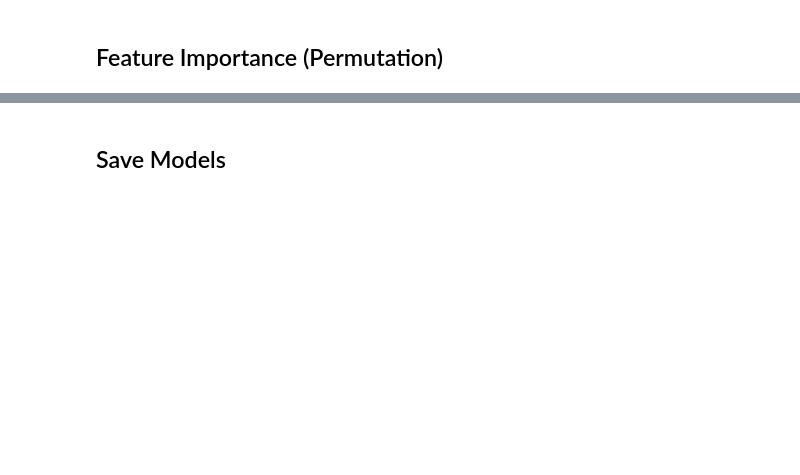
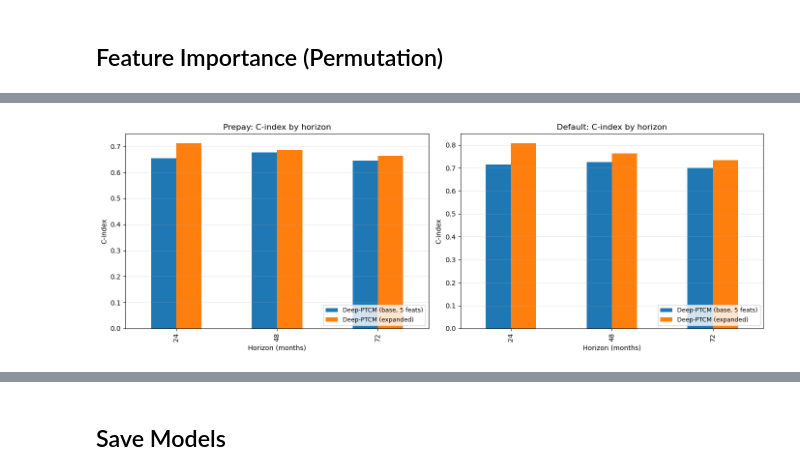
Before and after one commit to bronsbar/freddie-mac-survival-analysis, a Jupyter notebook: notebooks/21_deep_ptcm.ipynb, the cells around one changed output, grey strips where cells are left out. Drawn from its saved outputs; the diff is of its cells as text; code cells hidden in the pictures; blank space fills up the shorter version.

```diff
--- a/notebooks/21_deep_ptcm.ipynb
+++ b/notebooks/21_deep_ptcm.ipynb
@@ -561,0 +917,93 @@ plt.show()
+# %%
+# Evaluate both models on the SAME (extended) test set for a fair comparison.
+# Base model takes the 5 numeric features; expanded model takes numeric + one-hot.
+test_durations_ext = test_ext['duration'].values
+test_events_ext = test_ext['event_code'].values
+X_test_base_on_ext = test_ext[NUMERIC_FEATURES]
+X_test_expanded = test_ext[EXPANDED_FEATURE_COLS]
+
+eval_rows = []
+for model_obj, model_name, X_in in [
+    (model, 'Deep-PTCM (base, 5 feats)', X_test_base_on_ext),
+    (model_ext, 'Deep-PTCM (expanded)', X_test_expanded),
+]:
+    for event_code, event_name in [(1, 'Prepay'), (2, 'Default')]:
+        for t in EVAL_TIMES:
+            risk = model_obj.predict_risk(X_in, event=event_code, time=t)
+            c_idx, _, _ = time_dependent_concordance_index(
+                test_durations_ext, test_events_ext, risk, t, event_code
+            )
+            cif_t = model_obj.predict_cumulative_incidence(
+                X_in, event=event_code, times=np.array([t])
+            )[:, 0]
+            bs = brier_score_competing_risks(
+                test_durations_ext, test_events_ext, cif_t, t, event_code
+            )
+            eval_rows.append({
+                'Model': model_name, 'Event': event_name,
+                'Horizon': t, 'C-index': c_idx, 'Brier Score': bs,
+            })
+
+        # IBS over 1..72
+        cif_at_grid = model_obj.predict_cumulative_incidence(
+            X_in, event=event_code, times=ibs_grid
+        )
+        ibs = integrated_brier_score(
+            test_durations_ext, test_events_ext,
+            cif_at_grid, ibs_grid, event_of_interest=event_code,
+        )
+        eval_rows.append({
+            'Model': model_name, 'Event': event_name,
+            'Horizon': 'IBS', 'C-index': np.nan, 'Brier Score': ibs,
+        })
+
+ext_cmp = pd.DataFrame(eval_rows)
+
+print("=== C-index (higher is better) ===")
+c_piv = ext_cmp[ext_cmp['Horizon'] != 'IBS'].pivot_table(
+    index=['Event', 'Horizon'], columns='Model', values='C-index'
+)
+c_piv['Delta'] = c_piv['Deep-PTCM (expanded)'] - c_piv['Deep-PTCM (base, 5 feats)']
+print(c_piv.round(4).to_string())
+
+print("\n=== Brier score (lower is better) ===")
+bs_piv = ext_cmp[ext_cmp['Horizon'] != 'IBS'].pivot_table(
+    index=['Event', 'Horizon'], columns='Model', values='Brier Score'
+)
+bs_piv['Delta'] = bs_piv['Deep-PTCM (expanded)'] - bs_piv['Deep-PTCM (base, 5 feats)']
+print(bs_piv.round(6).to_string())
+
+print("\n=== IBS (lower is better) ===")
+ibs_piv = ext_cmp[ext_cmp['Horizon'] == 'IBS'].pivot_table(
+    index='Event', columns='Model', values='Brier Score'
+)
+ibs_piv['Delta'] = ibs_piv['Deep-PTCM (expanded)'] - ibs_piv['Deep-PTCM (base, 5 feats)']
+print(ibs_piv.round(6).to_string())
+
+print("\n=== AUC_cure (min_followup=120) ===")
+for model_obj, model_name, X_in in [
+    (model, 'Deep-PTCM (base, 5 feats)', X_test_base_on_ext),
+    (model_ext, 'Deep-PTCM (expanded)', X_test_expanded),
+]:
+    cure_pred = model_obj.predict_cure_fraction(X_in)
+    auc_val = auc_cure(
+        test_events_ext, test_durations_ext,
+        cure_pred['overall'], min_followup=120,
+    )
+    print(f"  {model_name:30s}: {auc_val:.4f}")
+
+# Visual comparison: C-index bar chart per event/horizon
+fig, axes = plt.subplots(1, 2, figsize=(14, 5))
+for ax, (ev_code, ev_name) in zip(axes, [(1, 'Prepay'), (2, 'Default')]):
+    sub = ext_cmp[(ext_cmp['Event'] == ev_name) & (ext_cmp['Horizon'] != 'IBS')]
+    pivot = sub.pivot_table(index='Horizon', columns='Model', values='C-index')
+    pivot.plot(kind='bar', ax=ax)
+    ax.set_title(f'{ev_name}: C-index by horizon')
+    ax.set_ylabel('C-index')
+    ax.set_xlabel('Horizon (months)')
+    ax.grid(True, alpha=0.3, axis='y')
+    ax.legend(loc='lower right', fontsize=9)
+plt.tight_layout()
+plt.savefig(FIGURES_DIR / 'expanded_vs_base_cindex.png', dpi=150, bbox_inches='tight')
+plt.show()
+# %% [output]
@@ -561,0 +1027 @@ plt.show()
+[figure, added]
```
Also changed, not shown: parts of 31 cells of this notebook, 3 other files.
